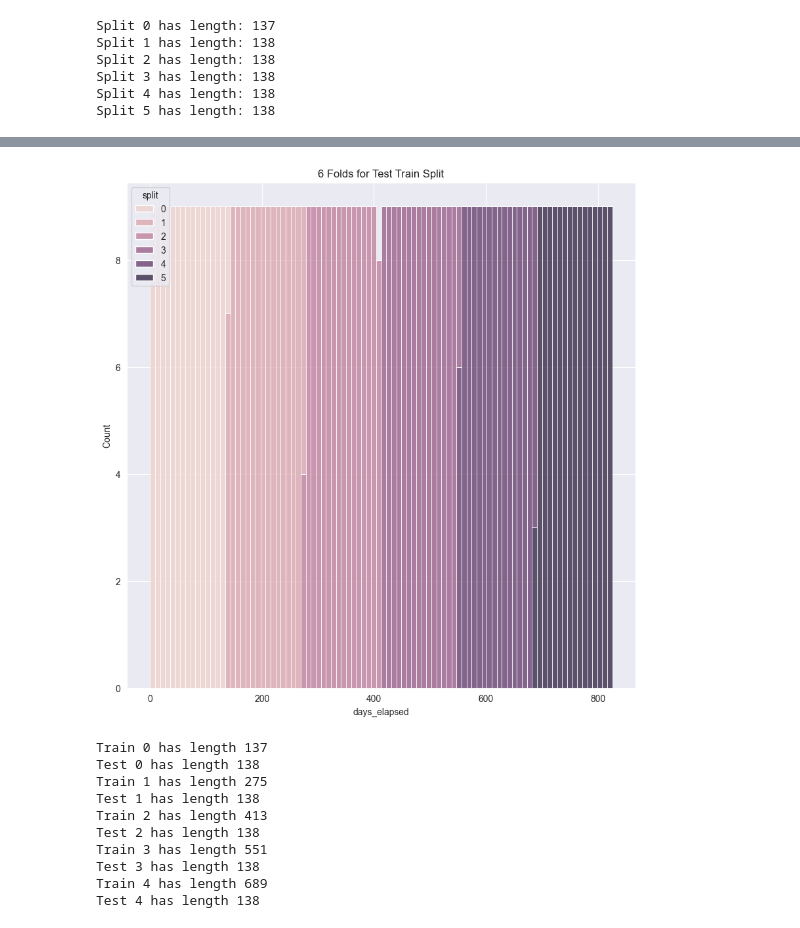
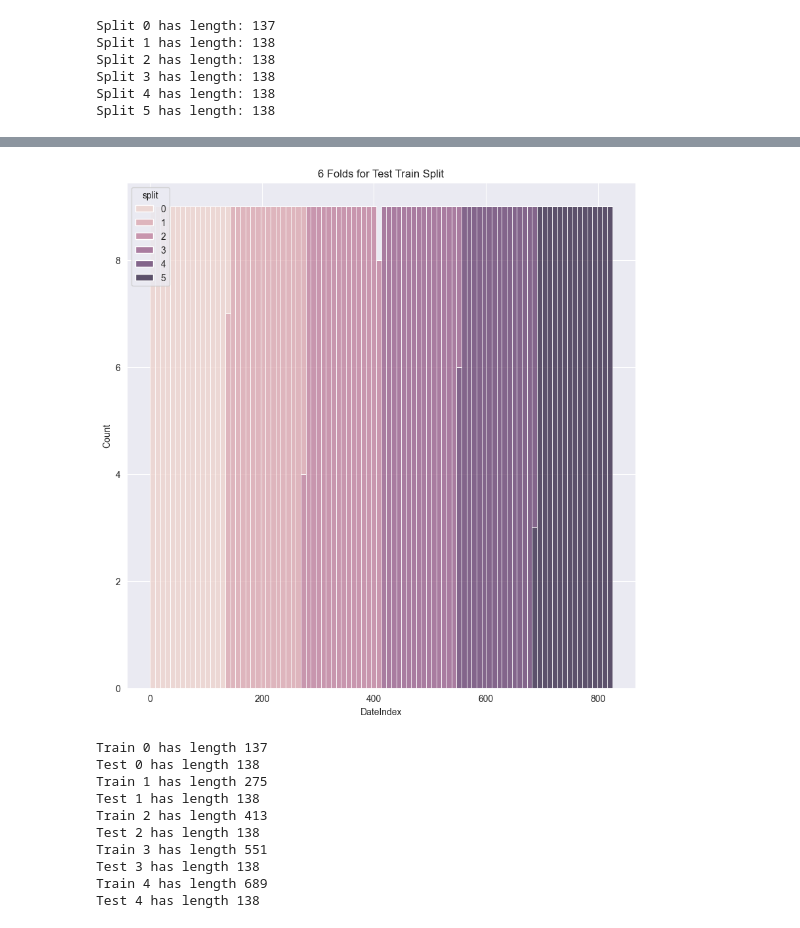
Before and after one commit to danny-ven/csc5610_london_energy, a Jupyter notebook: jupyter_notebooks/TestTrainSplit.ipynb, the cells around one changed output, grey strips where cells are left out. Drawn from its saved outputs; the diff is of its cells as text; code cells hidden in the pictures.

Commit message:
Revised train test split code

```diff
--- a/jupyter_notebooks/TestTrainSplit.ipynb
+++ b/jupyter_notebooks/TestTrainSplit.ipynb
@@ -85,6 +85,7 @@ SPLIT_COUNT = 6
 
 splits = []
 date_indexes = AllData_df["days_elapsed"]
+AllData_df["DateIndex"] = date_indexes
 data_length = len(date_indexes)
 for i in range(SPLIT_COUNT):
     split = date_indexes[int(i * data_length / SPLIT_COUNT):int((i+1) * data_length / SPLIT_COUNT)]
@@ -99,8 +100,8 @@ splits
 # %%
 AllData_df["split"] = -1
 for i, split in enumerate(splits):
-    print(f"Split {i} has length: {len(AllData_df[(AllData_df['days_elapsed'] >= split[0]) & (AllData_df['days_elapsed'] <= split[1])].index )}")
-    AllData_df.loc[(AllData_df["days_elapsed"] >= split[0]) & (AllData_df["days_elapsed"] <= split[1]), "split"] = i
+    print(f"Split {i} has length: {len(AllData_df[(AllData_df['DateIndex'] >= split[0]) & (AllData_df['DateIndex'] <= split[1])].index )}")
+    AllData_df.loc[(AllData_df["DateIndex"] >= split[0]) & (AllData_df["DateIndex"] <= split[1]), "split"] = i
 # %% [output]
 Split 0 has length: 137
 Split 1 has length: 138
@@ -111,5 +112,5 @@ Split 5 has length: 138
 # %%
 plt.figure(figsize=(10,10))
 plt.title("6 Folds for Test Train Split")
-sns.histplot(data=AllData_df, x="days_elapsed", hue="split", multiple="stack", bins=92)
+sns.histplot(data=AllData_df, x="DateIndex", hue="split", multiple="stack", bins=92)
 # %% [output]
@@ -117,4 +118,4 @@ sns.histplot(data=AllData_df, x="days_elapsed", hue="split", multiple="stack", b
-[figure, old version]
+[figure, new version]
 # %%
 import os
 os.makedirs("../data/test_train_split", exist_ok=True)
```
Also changed, not shown: parts of 2 cells of this notebook.
